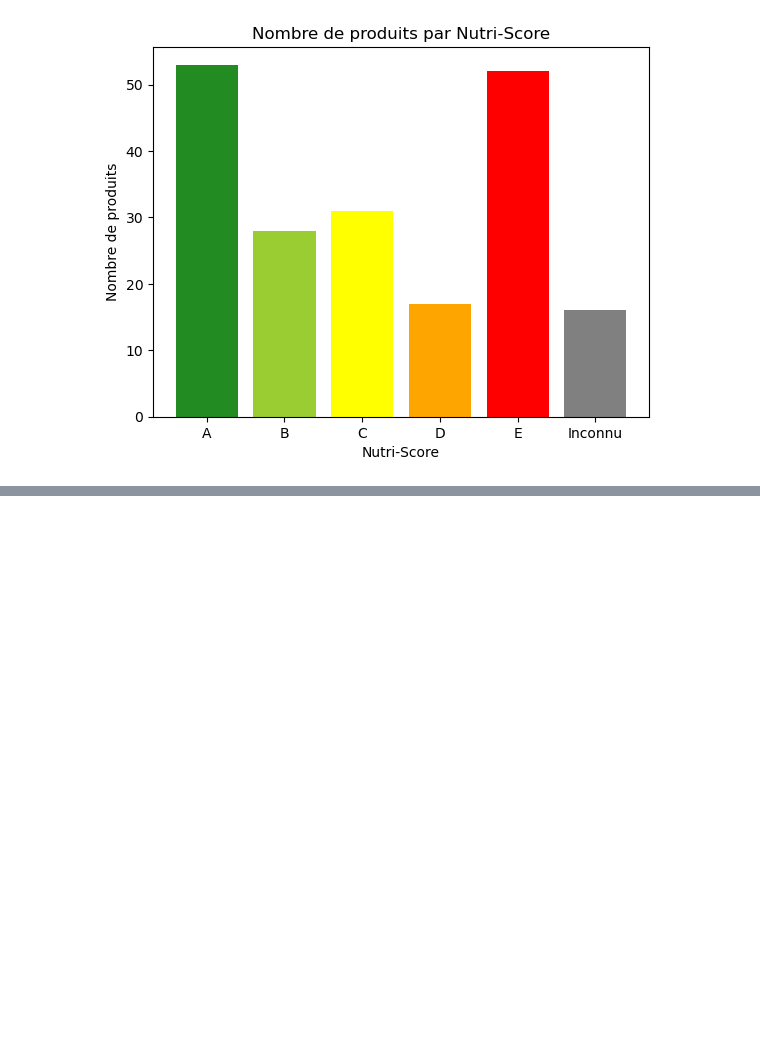
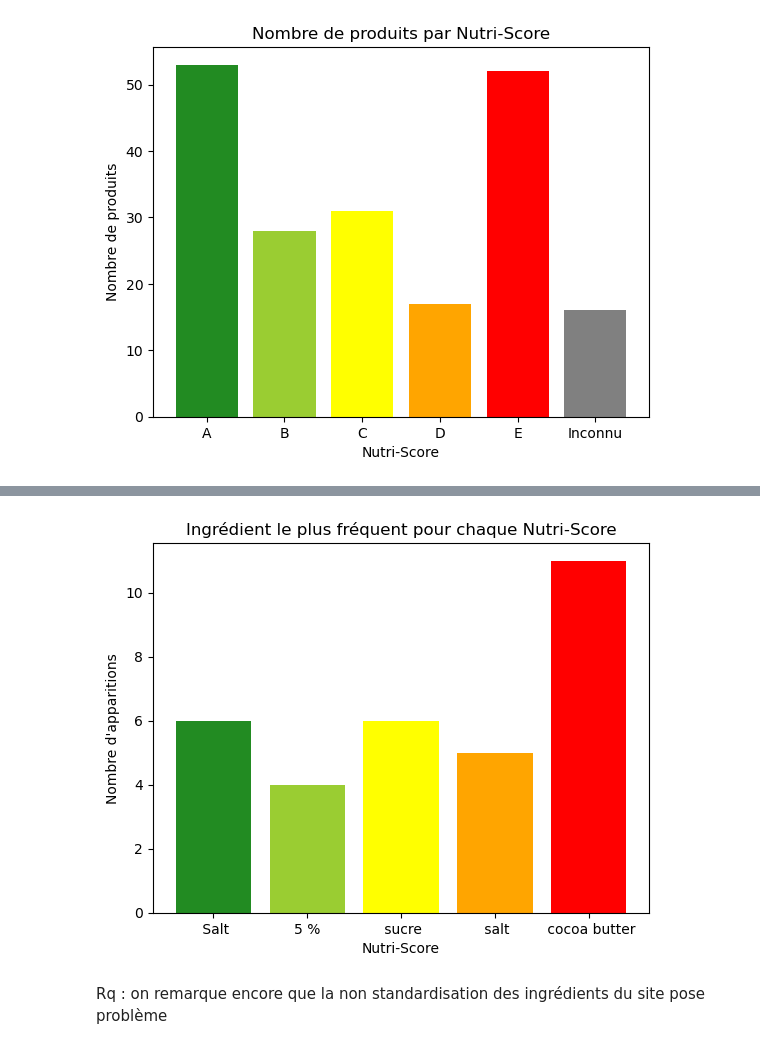
Before and after one commit to DupouyLucie/Web_scraping_food, a Jupyter notebook: src/analyse et visualisation.ipynb, the cells around one changed output, grey strips where cells are left out. Cells and saved outputs as stored; diff of their text form; code cells hidden in the pictures; blank space fills up the shorter version.

```diff
--- a/src/analyse et visualisation.ipynb
+++ b/src/analyse et visualisation.ipynb
@@ -50,0 +84,10 @@ plt.show()
+# %%
+# On compte pour chaque paire (Score, Ingrédient)
+comptage_nutri_ingr = df_ingredients.groupby(['nutriscore', 'ingredients']).size().reset_index(name='occurence')
+
+# On trie pour prendre le plus fréquent par Nutri-Score
+top_par_score = comptage_nutri_ingr.sort_values(['nutriscore', 'occurence']).groupby('nutriscore').tail(1)
+
+
+print("Ingrédient le plus fréquent par Nutri-Score :")
+print(top_par_score[['nutriscore', 'ingredients', 'occurence']])
@@ -50,0 +102,11 @@ plt.show()
+# %%
+plt.bar(top_par_score['ingredients'], top_par_score['occurence'], color=liste_couleurs)
+
+plt.title('Ingrédient le plus fréquent pour chaque Nutri-Score')
+plt.ylabel("Nombre d'apparitions")
+plt.xlabel("Nutri-Score")
+plt.show()
+# %% [output]
+[figure, added]
+# %% [markdown]
+Rq : on remarque encore que la non standardisation des ingrédients du site pose problème
```
Also changed, not shown: parts of 6 cells of this notebook, 4 other files.
